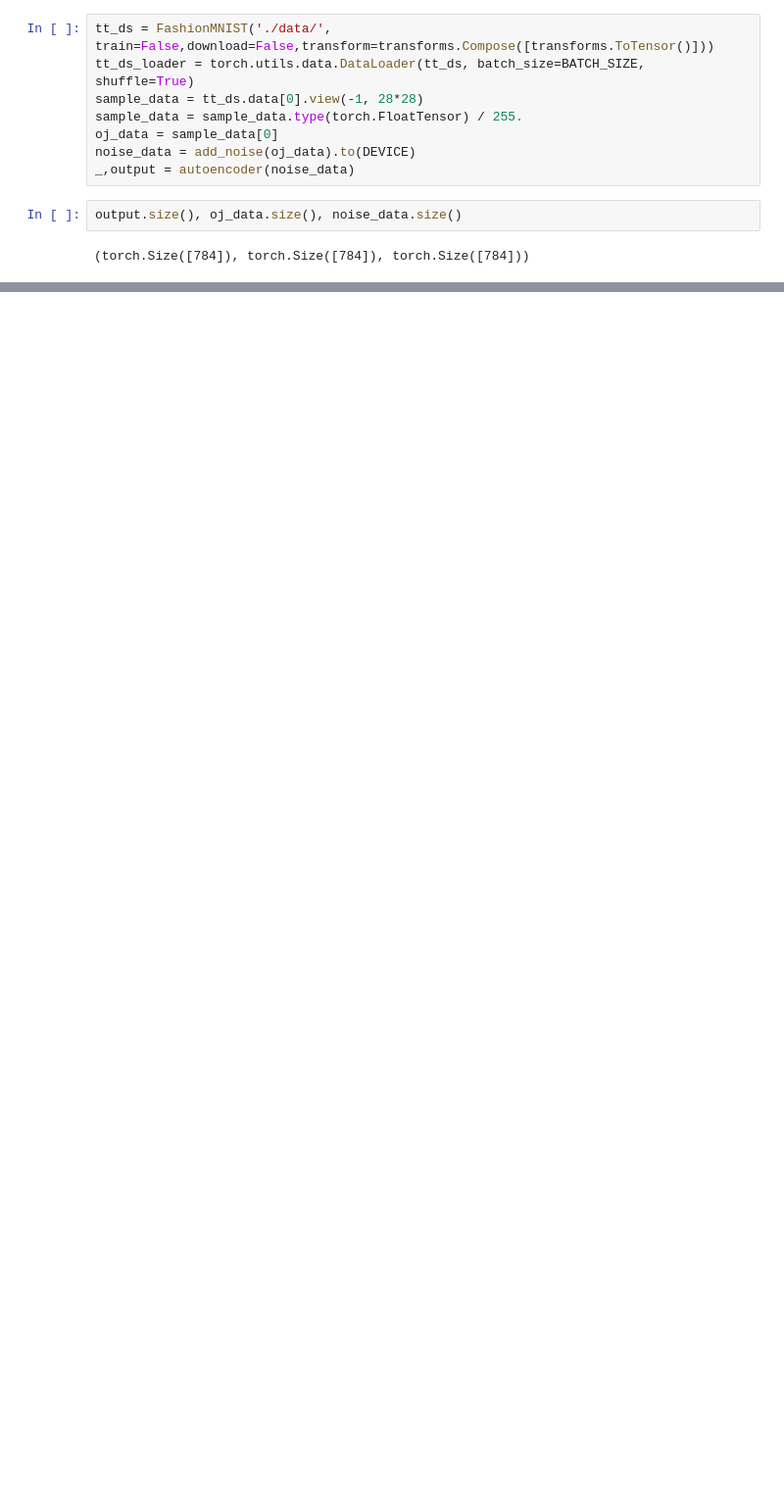
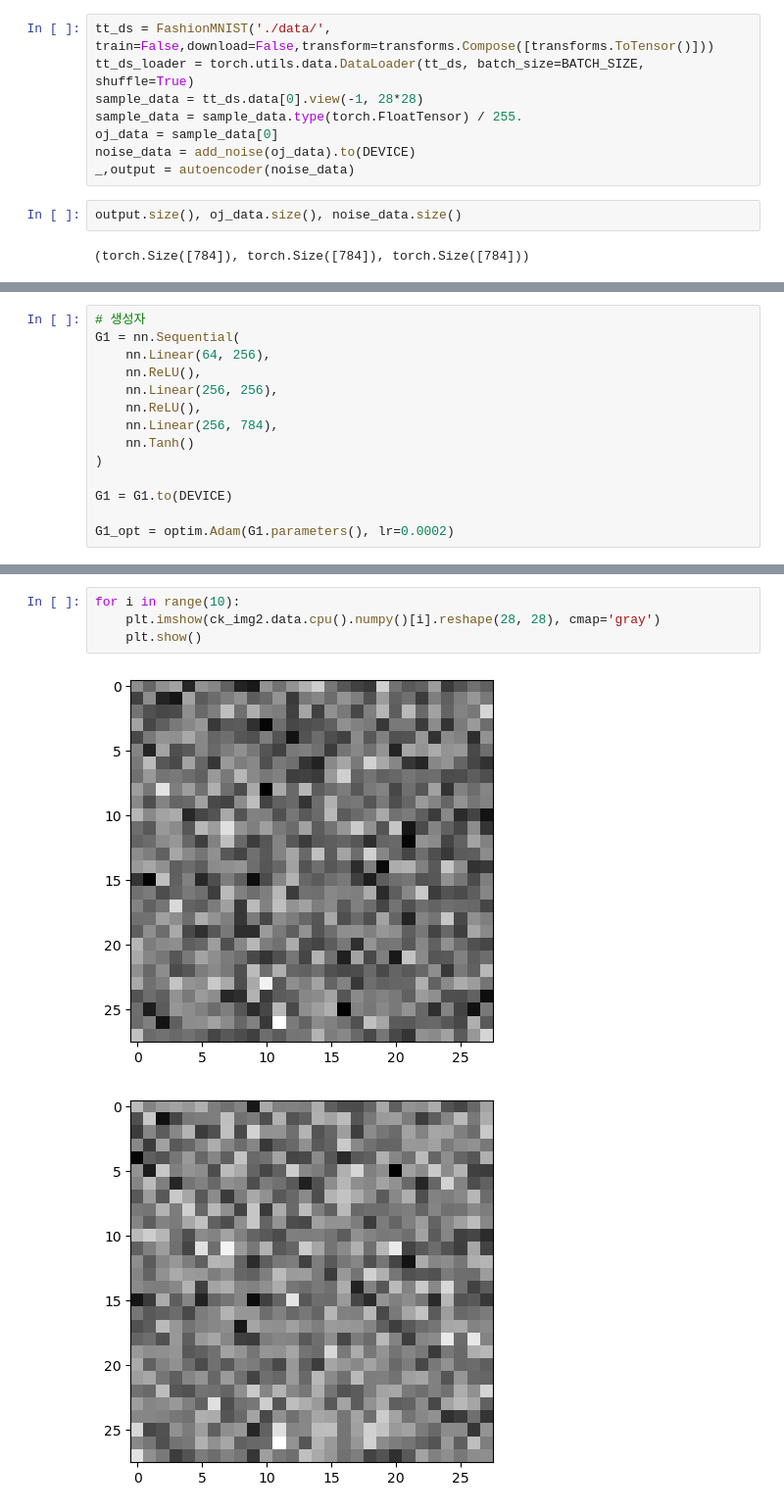
Before and after one commit to Ihan0316/ai_scool, a Jupyter notebook: 9월/9-4/dl_deep_d4.ipynb, the cells around one changed output, grey strips where cells are left out. Shown at 98% size. Cells and saved outputs as stored; diff of their text form; blank space fills up the shorter version.

```diff
--- a/9월/9-4/dl_deep_d4.ipynb
+++ b/9월/9-4/dl_deep_d4.ipynb
@@ -350,0 +439,14 @@ a[2].imshow(out_img, cmap='gray')
+# %%
+# 생성자
+G1 = nn.Sequential(
+    nn.Linear(64, 256),
+    nn.ReLU(),
+    nn.Linear(256, 256),
+    nn.ReLU(),
+    nn.Linear(256, 784),
+    nn.Tanh()
+)
+
+G1 = G1.to(DEVICE)
+
+G1_opt = optim.Adam(G1.parameters(), lr=0.0002)
@@ -350,0 +473,7 @@ a[2].imshow(out_img, cmap='gray')
+# %%
+for i in range(10):
+    plt.imshow(ck_img2.data.cpu().numpy()[i].reshape(28, 28), cmap='gray')
+    plt.show()
+# %% [output]
+[figure, added]
+[figure, added]
```
Also changed, not shown: parts of 34 cells of this notebook.
